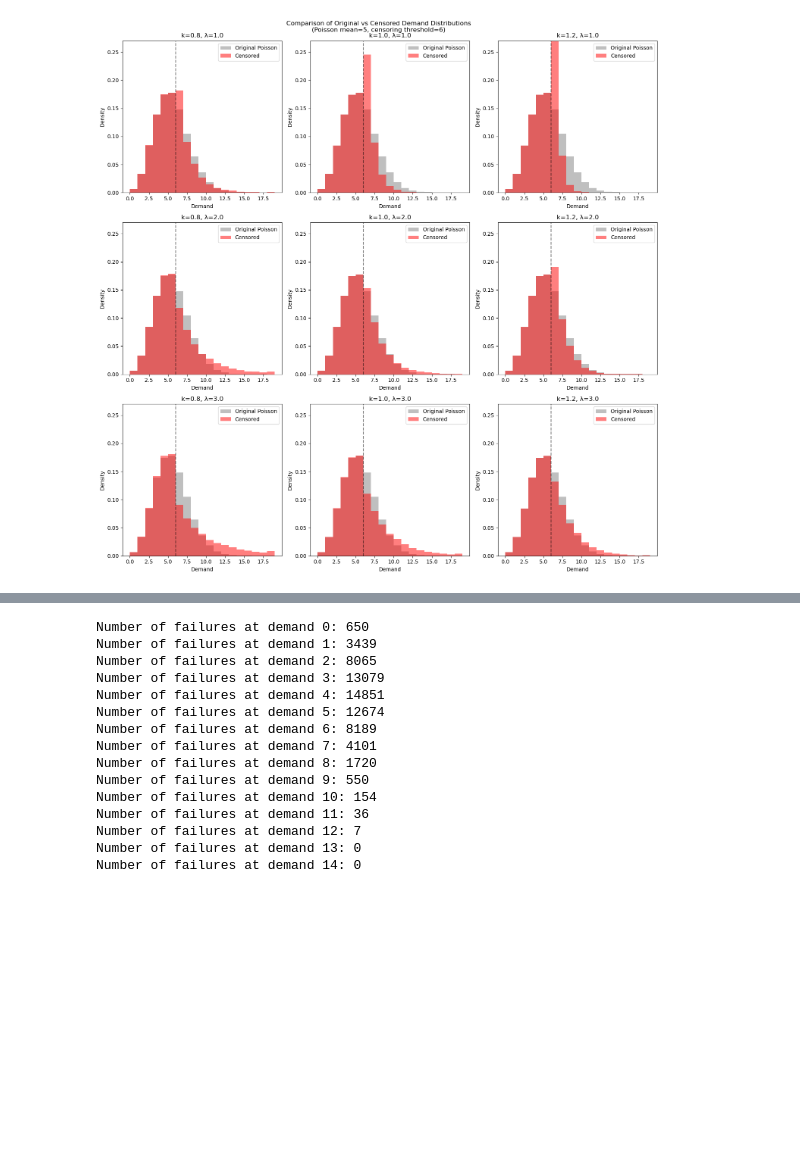
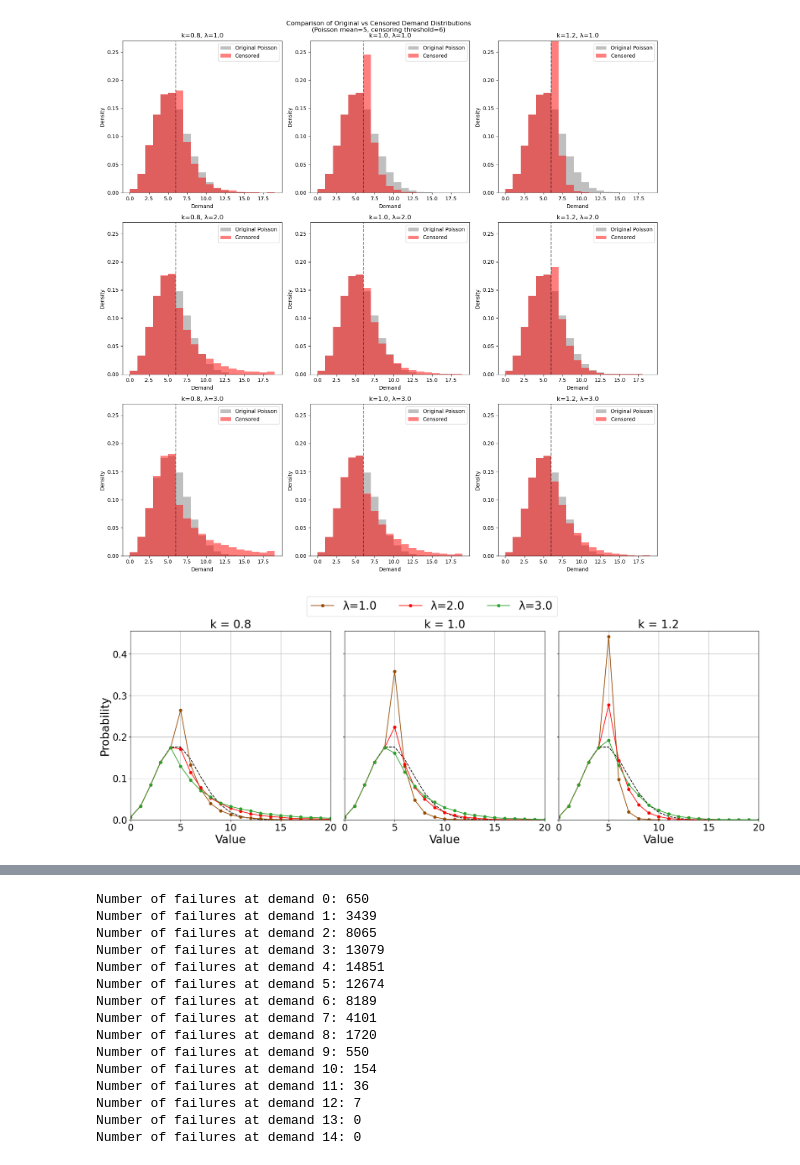
Before and after one commit to minuk302/Neural_inventory_control, a Jupyter notebook: censored_demands.ipynb, the cells around one changed output, grey strips where cells are left out. Saved outputs shown, nothing was run; the diff lists cells and outputs as text; code cells hidden in the pictures; blank space fills up the shorter version.

```diff
--- a/censored_demands.ipynb
+++ b/censored_demands.ipynb
@@ -198,6 +198,91 @@ plt.tight_layout()
 plt.show()
 # %% [output]
 [figure]
+# %%
+# Set up parameters
+num_samples = 1000
+periods = 50
+censoring_threshold = 5
+mean = 5
+k_values = [0.8, 1.0, 1.2]
+lambda_values = [1.0, 2.0, 3.0]
+
+# Create subplots
+fig, axes = plt.subplots(1, 3, figsize=(20, 7))
+
+np.random.seed(42)
+poisson_samples = np.random.poisson(mean, size=num_samples*periods)
+
+# Initialize y_max
+y_max = 0
+
+font_size= 24
+# Plotting with consistent y limits
+for j, k in enumerate(k_values):
+    generator = WeibullDemandGenerator(num_samples=num_samples, periods=periods)
+    generator.k = k
+
+    problem_params = {
+        'censoring_threshold': censoring_threshold,
+        'n_stores': 1,
+        'n_tail_buckets': 3
+    }
+    demand_params = {
+        'mean': mean
+    }
+
+    ax = axes[j]
+
+    # Plot true distribution
+    x = np.arange(0, 17)
+    ax.plot(x, stats.poisson.pmf(x, mean), 'k--')
+    color_scheme = {
+        1.0: "#964B00",
+        2.0: "#FF0000",  # Orange
+        3.0: "#2ca02c",  # Green
+    }
+
+    for fixed_lambda in lambda_values:
+        censored_data = generator.fit_and_sample(problem_params, demand_params, seed=42, fixed_lambda=fixed_lambda)
+
+        # Calculate y_max from generated samples
+        all_values = np.arange(min(censored_data.flatten()), max(censored_data.flatten()) + 1)
+        counts = np.bincount(censored_data.flatten().astype(int),
+                            minlength=max(censored_data.flatten()) + 1)[min(censored_data.flatten()):]
+
+        ax.plot(all_values, counts/len(censored_data.flatten()), marker="o", linestyle='-',
+                label=f'λ={fixed_lambda}', color=color_scheme[fixed_lambda])
+
+        # Update y_max based on current plot data
+        y_max = max(y_max, np.max(counts/len(censored_data.flatten())))
+
+    # Set title for each plot
+    ax.set_title(f'k = {k}', fontsize=font_size)
+    if j == 0:
+        ax.set_ylabel('Probability', fontsize=font_size)  # Add y-axis label only to the first plot
+    else:
+        ax.set_yticklabels([])  # Hide y-axis ticks for all but the leftmost plot
+    ax.set_xlabel('Value', fontsize=font_size)  # Add x-axis label
+
+# Apply y_max to all plots after calculating it
+for j, ax in enumerate(axes):
+    ax.set_ylim(0, y_max * 1.03)  # Add 10% padding
+    ax.grid(True)
+    ax.tick_params(axis='both', which='major', labelsize=20)  # Set tick font size to 16
+    ax.set_xlim(0, 20)  # Set x-axis limit to 20
+    if j == 0:
+        ax.yaxis.set_major_locator(plt.MaxNLocator(5))
+    else:
+        ax.yaxis.set_tick_params(labelleft=False)  # Hide y-axis ticks for all but the leftmost plot
+
+# Create a single legend for lambda values
+handles, labels = axes[0].get_legend_handles_labels()
+fig.legend(handles, labels, loc='upper center', fontsize=font_size, ncol=3, bbox_to_anchor=(0.5, 1.1))
+
+plt.tight_layout()
+plt.show()
+# %% [output]
+[figure, added]
 # %%
 import numpy as np
 from scipy import stats, optimize
```
Also changed, not shown: parts of 1 cell of this notebook, 11 other files.
